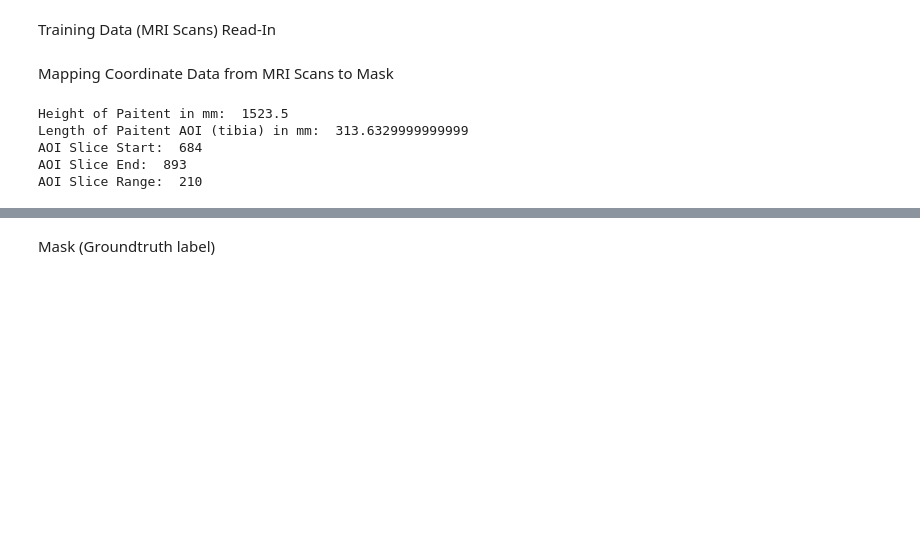
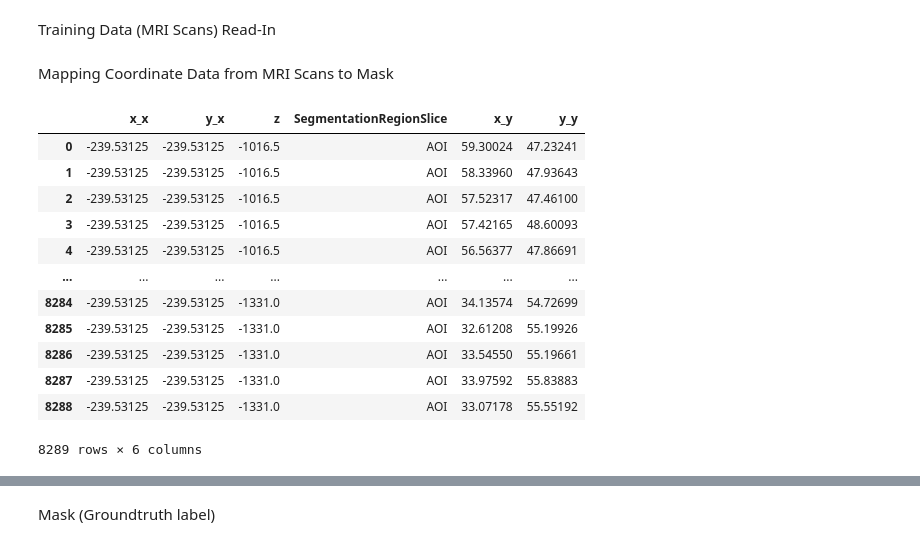
Before and after one commit to asif-jc/H-DenseUNet-CNN, a Jupyter notebook: H-DenseUNet-Mask.ipynb, the cells around one changed output, grey strips where cells are left out. Cells and saved outputs as stored; diff of their text form; code cells hidden in the pictures; blank space fills up the shorter version.

```diff
--- a/H-DenseUNet-Mask.ipynb
+++ b/H-DenseUNet-Mask.ipynb
@@ -140,38 +143,51 @@ Mapping Coordinate Data from MRI Scans to Mask
 # %%
 # Mapping coordinate data from groundtruth mask/label to mri training data
 
-# Load in mesh of label data
-mesh = trimesh.load_mesh('C:/Users/GGPC/OneDrive/Desktop/Part 4 Project/Part4Project/SegmentationMasks/R_tibia_15A.stl')
+def MappingCoordinateData(filename_label, coord_data):
+    # Load in mesh of label data
+    mesh = trimesh.load_mesh(('C:/Users/GGPC/OneDrive/Desktop/Part 4 Project/Part4Project/SegmentationMasks/{}.ply').format(filename_label))
 
-# Convert the mesh vertices to a DataFrame
-vertices = pd.DataFrame(mesh.vertices, columns=["x", "y", "z"])
+    # Convert the mesh vertices to a DataFrame
+    vertices = pd.DataFrame(mesh.vertices, columns=["x", "y", "z"])
 
-print('Height of Paitent in mm: ', np.abs(coord_data['z'][1014] - coord_data['z'][0]))
-print('Length of Paitent AOI (tibia) in mm: ', np.abs(vertices['z'][0] - vertices['z'][25625]))
+    print('Height of Paitent in mm: ', np.abs(coord_data.iloc[-1][2] - coord_data.iloc[0][2]))
+    print('Length of Paitent AOI (tibia) in mm: ', np.abs(vertices.iloc[-1][2] - vertices.iloc[0][2]))
 
-vertices['z'] = np.round(vertices['z'] * 2) / 2
-coord_data['z'] = np.round(coord_data['z'] * 2) / 2
+    vertices['z'] = np.round(vertices['z'] * 2) / 2
+    coord_data['z'] = np.round(coord_data['z'] * 2) / 2
 
-merged_df = pd.merge(coord_data, vertices, on='z')
-condensed_df = merged_df.groupby('z').mean().reset_index()
+    merged_df = pd.merge(coord_data, vertices, on='z')
+    condensed_df = merged_df.groupby('z').mean().reset_index()
 
-mapping_dict = dict(zip(condensed_df['z'], ['AOI']*len(condensed_df)))
+    mapping_dict = dict(zip(condensed_df['z'], ['AOI']*len(condensed_df)))
 
-coord_data['SegmentationRegionSlice'] = coord_data['z'].map(mapping_dict).fillna('Outside of AOI')
+    coord_data['SegmentationRegionSlice'] = coord_data['z'].map(mapping_dict).fillna('Outside of AOI')
 
-slices_aoi_start = (coord_data.loc[coord_data['SegmentationRegionSlice'] == 'AOI'].index)[0]
-slices_aoi_end = (coord_data.loc[coord_data['SegmentationRegionSlice'] == 'AOI'].index)[-1]
-slice_aoi_range = (slices_aoi_end - slices_aoi_start + 1)
-print('AOI Slice Start: ', slices_aoi_start)
-print('AOI Slice End: ', slices_aoi_end)
-print('AOI Slice Range: ', slice_aoi_range)
+    slices_aoi_start = (coord_data.loc[coord_data['SegmentationRegionSlice'] == 'AOI'].index)[0]
+    slices_aoi_end = (coord_data.loc[coord_data['SegmentationRegionSlice'] == 'AOI'].index)[-1]
+    slice_aoi_range = (slices_aoi_end - slices_aoi_start + 1)
+    print('AOI Slice Start: ', slices_aoi_start)
+    print('AOI Slice End: ', slices_aoi_end)
+    print('AOI Slice Range: ', slice_aoi_range)
 
-# CSV Format
-if False:
-    coord_data.to_csv('tibia_mri_coord.csv')
+    # CSV Format
+    if False:
+        coord_data.to_csv('tibia_mri_coord.csv')
+
+    return slices_aoi_start, slices_aoi_end, slice_aoi_range, coord_data
-# %% [output]
-Height of Paitent in mm:  1523.5
-Length of Paitent AOI (tibia) in mm:  313.6329999999999
-AOI Slice Start:  684
-AOI Slice End:  893
-AOI Slice Range:  210
+# %%
+merged_df
+# %% [output]
+|  | x_x | y_x | z | SegmentationRegionSlice | x_y | y_y |
+| 0 | -239.53125 | -239.53125 | -1016.5 | AOI | 59.30024 | 47.23241 |
+| 1 | -239.53125 | -239.53125 | -1016.5 | AOI | 58.33960 | 47.93643 |
+| 2 | -239.53125 | -239.53125 | -1016.5 | AOI | 57.52317 | 47.46100 |
+| 3 | -239.53125 | -239.53125 | -1016.5 | AOI | 57.42165 | 48.60093 |
+| 4 | -239.53125 | -239.53125 | -1016.5 | AOI | 56.56377 | 47.86691 |
+| ... | ... | ... | ... | ... | ... | ... |
+| 8284 | -239.53125 | -239.53125 | -1331.0 | AOI | 34.13574 | 54.72699 |
+| 8285 | -239.53125 | -239.53125 | -1331.0 | AOI | 32.61208 | 55.19926 |
+| 8286 | -239.53125 | -239.53125 | -1331.0 | AOI | 33.54550 | 55.19661 |
+| 8287 | -239.53125 | -239.53125 | -1331.0 | AOI | 33.97592 | 55.83883 |
+| 8288 | -239.53125 | -239.53125 | -1331.0 | AOI | 33.07178 | 55.55192 |
+8289 rows × 6 columns
```
Also changed, not shown: parts of 12 cells of this notebook, 5 other files.
